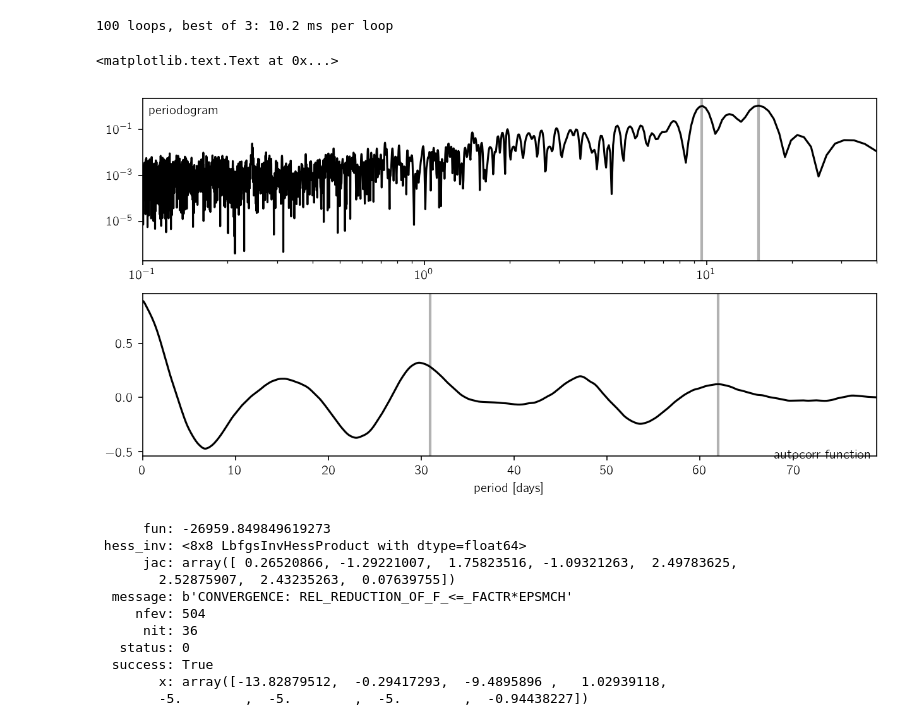
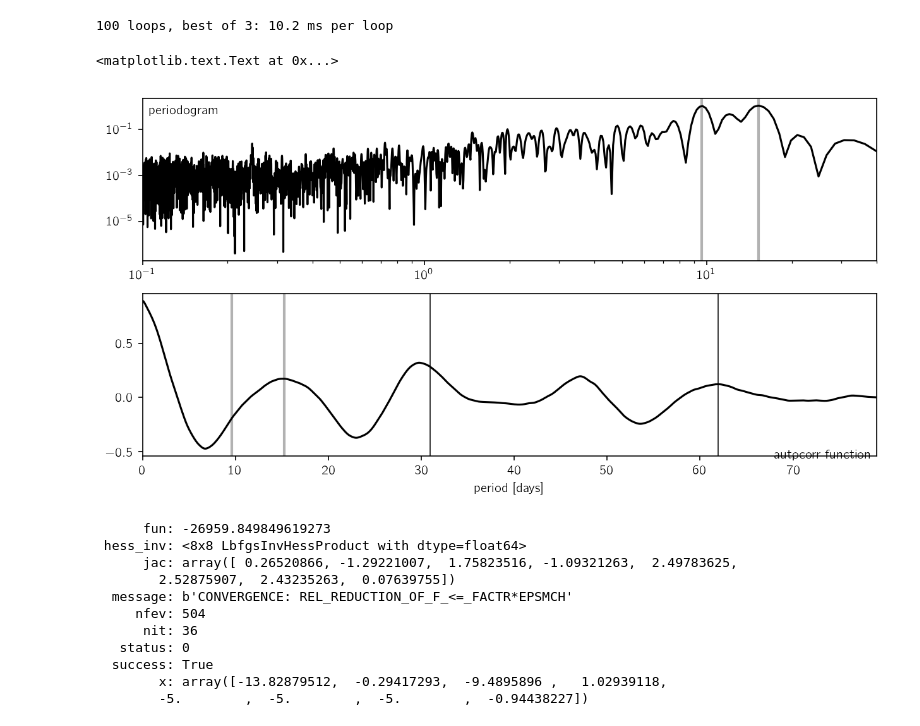
Before and after one commit to dfm/rotate, a Jupyter notebook: exp.ipynb, the cells around one changed output. Saved outputs shown, nothing was run; the diff lists cells and outputs as text; code cells hidden in the pictures.

Commit message:
nicer plots

```diff
--- a/exp.ipynb
+++ b/exp.ipynb
@@ -43,33 +43,38 @@ model.autocorr_period, model.lomb_scargle_period
 # %%
 fig, axes = plt.subplots(2, 1, figsize=(10, 5))
 
 ax = axes[0]
 freq, power = model.lomb_scargle_result["periodogram"]
 period = 1.0 / freq
 ax.loglog(period, power, "k")
 for peak in model.lomb_scargle_result["peaks"]:
     ax.axvline(peak["period"], color="k", alpha=0.3, lw=2)
 ax.annotate("periodogram", xy=(0, 1), xycoords="axes fraction",
             ha="left", va="top", xytext=(5, -5), textcoords="offset points")
 ax.set_xlim(model.min_period, model.max_period)
 
 ax = axes[1]
 tau, acor = model.autocorr_result["autocorr"]
 ax.plot(tau, acor, "k")
 for peak in model.autocorr_result["peaks"]:
     period = peak["period"]
     t = period
-    while t < model.t.max():
-        ax.axvline(t, color="k", alpha=0.3, lw=2)
-        t += period
+    for peak in model.autocorr_result["peaks"]:
+        period = peak["period"]
+        t = period
+        while t < model.t.max():
+            ax.axvline(t, color="k", lw=0.75)
+            t += period
+    for peak in model.lomb_scargle_result["peaks"]:
+        ax.axvline(peak["period"], color="k", alpha=0.3, lw=2)
 ax.set_xlim(0, model.t.max() - model.t.min())
 ax.annotate("autocorr function", xy=(1, 0), xycoords="axes fraction",
             ha="right", va="top", xytext=(-5, 5), textcoords="offset points")
 
 ax.set_xlabel("period [days]")
 # %% [output]
 <matplotlib.text.Text at 0x...>
-[figure, old version]
+[figure, new version]
 # %%
 model.optimize()
 # %% [output]
```
Also changed, not shown: 1 other file.
